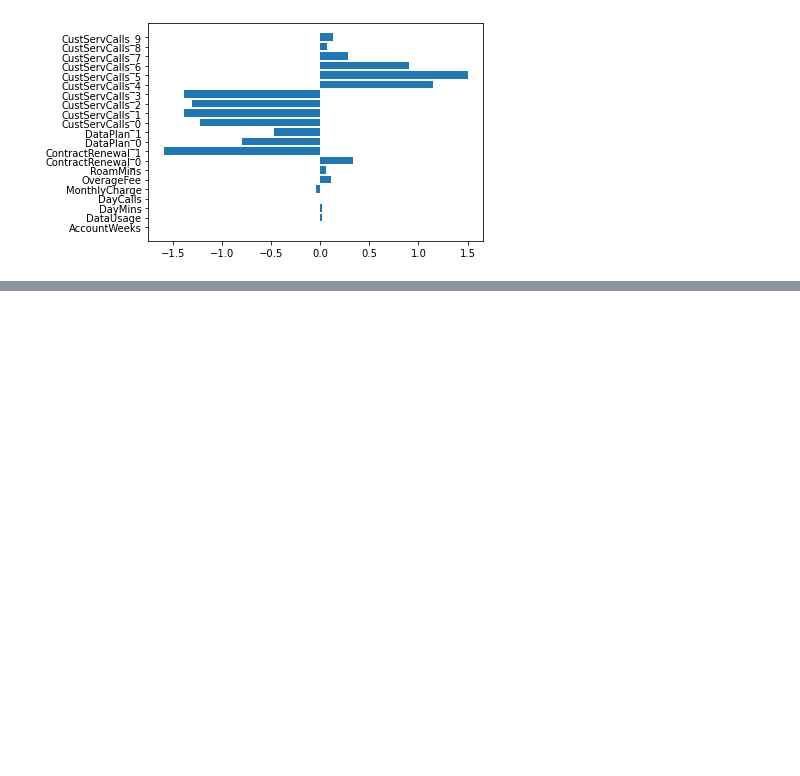
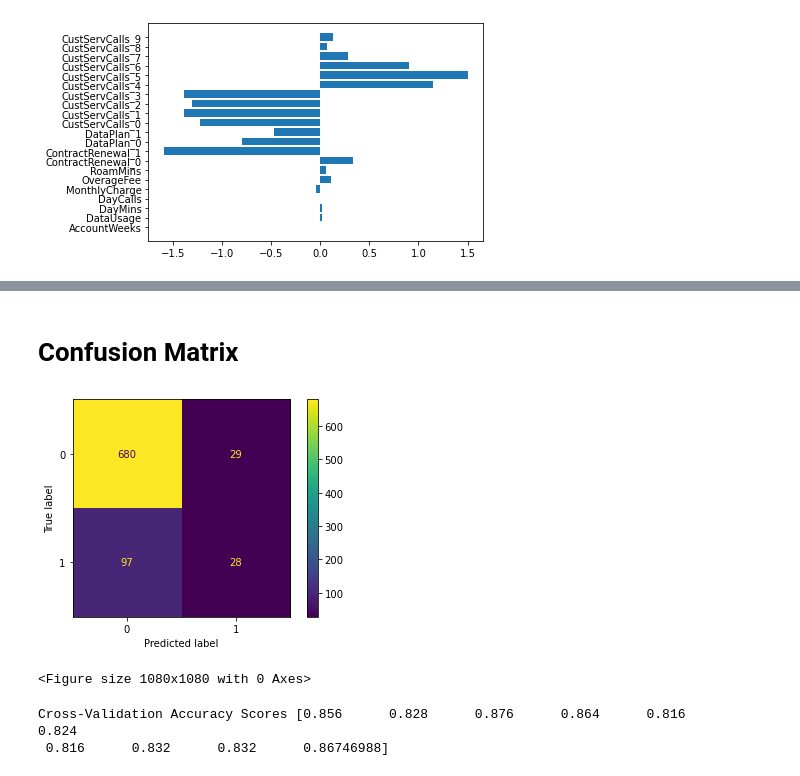
Before and after one commit to Gunnvant/case_study_ideas, a Jupyter notebook: churn_analysis_solv/Churn Analysis.ipynb, the cells around one changed output, grey strips where cells are left out. Saved outputs shown, nothing was run; the diff lists cells and outputs as text; code cells hidden in the pictures; blank space fills up the shorter version.

```diff
--- a/churn_analysis_solv/Churn Analysis.ipynb
+++ b/churn_analysis_solv/Churn Analysis.ipynb
@@ -323,5 +327,5 @@ y = df['Churn']
 # %% [markdown]
 Converting the categorical variables to dummy.
 # %%
-df = pd.get_dummies(df.drop('Churn',axis=1))
+df_new = pd.get_dummies(df.drop('Churn',axis=1))
 # %%
@@ -343,7 +347,7 @@ df
 # %%
 from sklearn.model_selection import train_test_split
 # %%
-X = df
+X = df_new
 # %%
 X_train, X_test, y_train, y_test = train_test_split(X, y, test_size=0.25, random_state=42)
 # %% [markdown]
@@ -379,0 +404,10 @@ plt.show()
+# %% [markdown]
+# Confusion Matrix
+# %%
+from sklearn.metrics import plot_confusion_matrix
+plot_confusion_matrix(clf,X_test, y_test)
+plt.figure(figsize=(15, 15))
+plt.show()
+# %% [output]
+[figure, added]
+<Figure size 1080x1080 with 0 Axes>
@@ -379,0 +420,5 @@ plt.show()
+# %%
+print('Cross-Validation Accuracy Scores', scores)
+# %% [output]
+Cross-Validation Accuracy Scores [0.856      0.828      0.876      0.864      0.816      0.824
+ 0.816      0.832      0.832      0.86746988]
```
Also changed, not shown: parts of 42 cells of this notebook, 1 other file.
